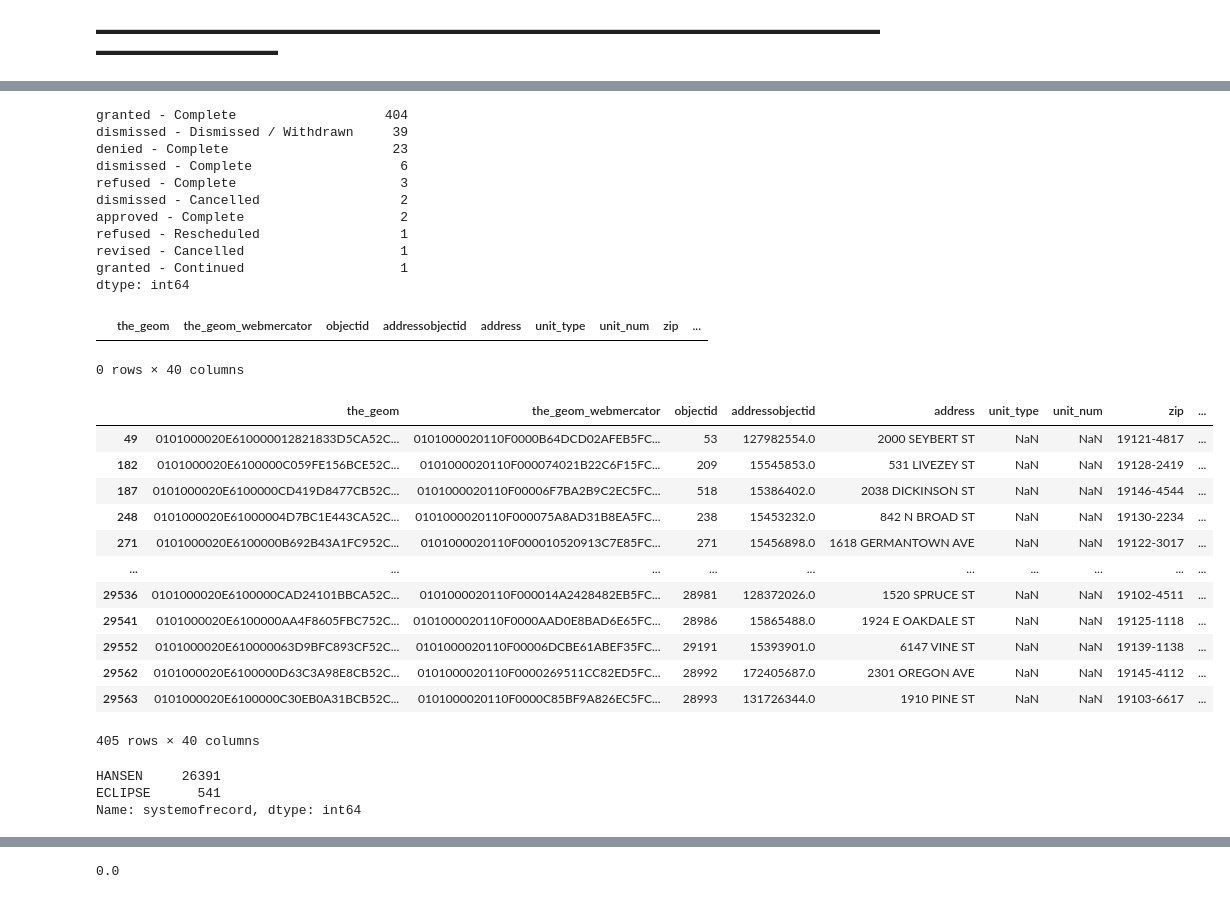
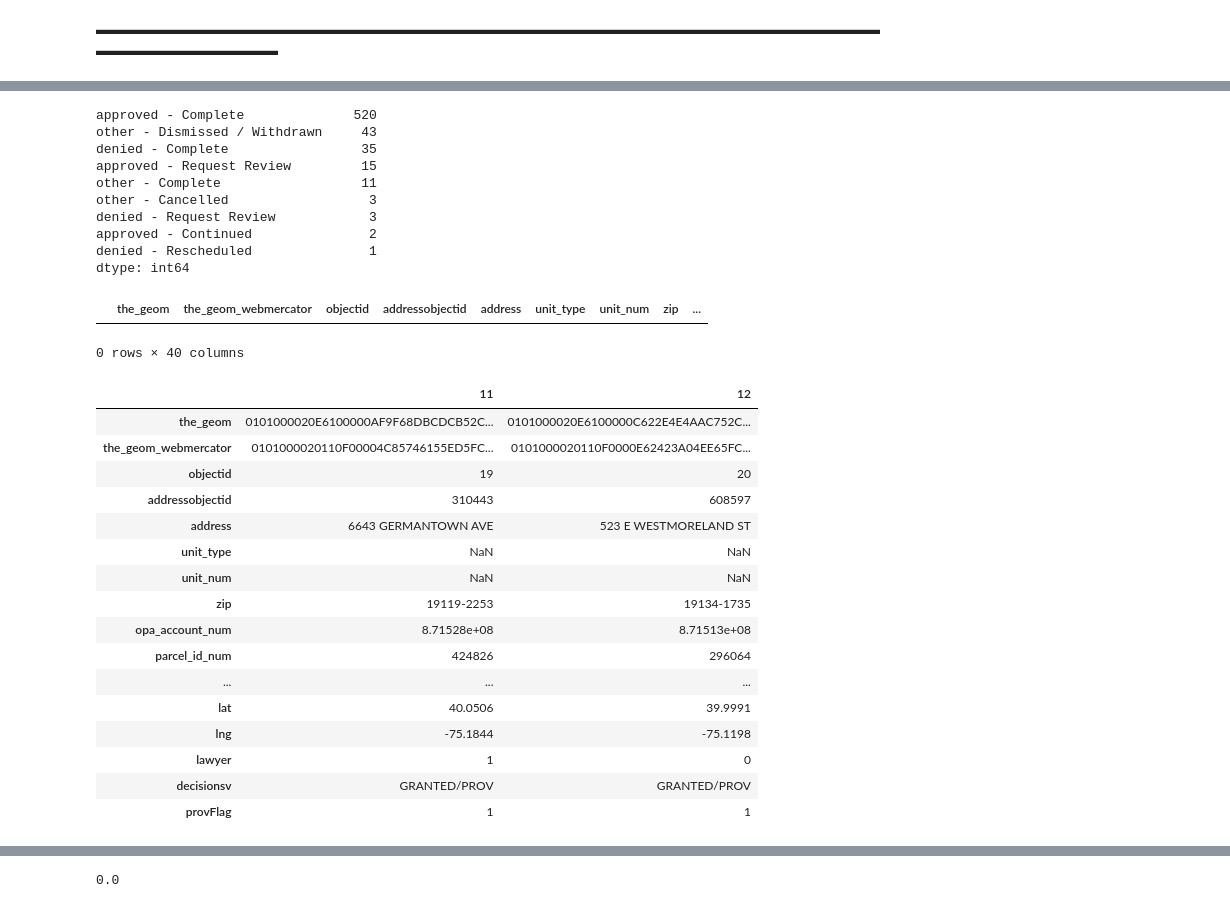
Before and after one commit to adreyzin/Philly_L_and_I_Appeals, a Jupyter notebook: City of Philadelphia Licenses and Inspections Appeals.ipynb, the cells around one changed output, grey strips where cells are left out. Drawn from its saved outputs; the diff is of its cells as text; code cells hidden in the pictures.

```diff
--- a/City of Philadelphia Licenses and Inspections Appeals.ipynb
+++ b/City of Philadelphia Licenses and Inspections Appeals.ipynb
@@ -200,2 +206,6 @@ df['decisiondate'] = pd.to_datetime(df['decisiondate'])
+# %%
+df['applicationtype'][df['applicationtype'] == 'RB_ZBA'] = 'Zoning Board of Adjustment'
+df['applicationtype'][df['applicationtype'] == 'RB_LIRB'] = 'L&I Review Board Codes'
+df['applicationtype'][df['applicationtype'] == 'RB_BBS'] = 'Board of Building Standards'
 # %%
 #Top examples of "appealgrounds"
@@ -215 +221,3 @@ Name: appealgrounds, dtype: int64
+# %%
+df = df[~(df['applicationtype'] == 'Plumbing Advisory Board')]
 # %%
@@ -229,0 +257,9 @@ Name: relatedpermit, dtype: int64
+# %%
+#Create new column showing that the Owner is represented by a lawyer
+# TODO change to regular expression, use NLP
+def lawyer(appellant):
+    if 'esq' in appellant.lower():
+        return 1
+    else:
+        return 0
+df['lawyer'] = df['primaryappellant'].apply(lawyer)
@@ -476,7 +557,7 @@ issued              1
 reschedule          1
 dtype: int64
 # %%
-df['newDecision'] = df['decision'].apply(funcNewDecision)
-df['newDecision'] = df[['newDecision','meetingresult']].apply(tuple, axis=1).apply(CompleteDecision)
-df['newDecision'].value_counts()
+df['decision'] = df['decision'].apply(funcNewDecision)
+df['decision'] = df[['decision','meetingresult']].apply(tuple, axis=1).apply(CompleteDecision)
+df['decision'].value_counts()
 # %% [output]
@@ -522,15 +604,14 @@ df[df['meetingresult'].isnull() == False]
 # %%
 (df['decision'] + " - " + df['meetingresult']).value_counts()
 # %% [output]
-granted - Complete                   404
-dismissed - Dismissed / Withdrawn     39
-denied - Complete                     23
-dismissed - Complete                   6
-refused - Complete                     3
-dismissed - Cancelled                  2
-approved - Complete                    2
-refused - Rescheduled                  1
-revised - Cancelled                    1
-granted - Continued                    1
+approved - Complete              520
+other - Dismissed / Withdrawn     43
+denied - Complete                 35
+approved - Request Review         15
+other - Complete                  11
+other - Cancelled                  3
+denied - Request Review            3
+approved - Continued               2
+denied - Rescheduled               1
 dtype: int64
 # %%
@@ -539,24 +620,22 @@ df[(df['decision']=='complete') & (df['meetingresult'].isnull() == True)]
 |  | the_geom | the_geom_webmercator | objectid | addressobjectid | address | unit_type | unit_num | zip | ... |
 0 rows × 40 columns
 # %%
-df[(df['decision']=='granted') & (df['meetingresult'].isnull() == False)]
+df[(df['decision']=='approved') & (~df['proviso'].isnull())].head(2).T
 # %% [output]
-|  | the_geom | the_geom_webmercator | objectid | addressobjectid | address | unit_type | unit_num | zip | ... |
-| 49 | 0101000020E610000012821833D5CA52C... | 0101000020110F0000B64DCD02AFEB5FC... | 53 | 127982554.0 | 2000 SEYBERT ST | NaN | NaN | 19121-4817 | ... |
-| 182 | 0101000020E6100000C059FE156BCE52C... | 0101000020110F000074021B22C6F15FC... | 209 | 15545853.0 | 531 LIVEZEY ST | NaN | NaN | 19128-2419 | ... |
-| 187 | 0101000020E6100000CD419D8477CB52C... | 0101000020110F00006F7BA2B9C2EC5FC... | 518 | 15386402.0 | 2038 DICKINSON ST | NaN | NaN | 19146-4544 | ... |
-| 248 | 0101000020E61000004D7BC1E443CA52C... | 0101000020110F000075A8AD31B8EA5FC... | 238 | 15453232.0 | 842 N BROAD ST | NaN | NaN | 19130-2234 | ... |
-| 271 | 0101000020E6100000B692B43A1FC952C... | 0101000020110F000010520913C7E85FC... | 271 | 15456898.0 | 1618 GERMANTOWN AVE | NaN | NaN | 19122-3017 | ... |
-| ... | ... | ... | ... | ... | ... | ... | ... | ... | ... |
-| 29536 | 0101000020E6100000CAD24101BBCA52C... | 0101000020110F000014A2428482EB5FC... | 28981 | 128372026.0 | 1520 SPRUCE ST | NaN | NaN | 19102-4511 | ... |
-| 29541 | 0101000020E6100000AA4F8605FBC752C... | 0101000020110F0000AAD0E8BAD6E65FC... | 28986 | 15865488.0 | 1924 E OAKDALE ST | NaN | NaN | 19125-1118 | ... |
-| 29552 | 0101000020E610000063D9BFC893CF52C... | 0101000020110F00006DCBE61ABEF35FC... | 29191 | 15393901.0 | 6147 VINE ST | NaN | NaN | 19139-1138 | ... |
-| 29562 | 0101000020E6100000D63C3A98E8CB52C... | 0101000020110F0000269511CC82ED5FC... | 28992 | 172405687.0 | 2301 OREGON AVE | NaN | NaN | 19145-4112 | ... |
-| 29563 | 0101000020E6100000C30EB0A31BCB52C... | 0101000020110F0000C85BF9A826EC5FC... | 28993 | 131726344.0 | 1910 PINE ST | NaN | NaN | 19103-6617 | ... |
+|  | 11 | 12 |
+| the_geom | 0101000020E6100000AF9F68DBCDCB52C... | 0101000020E6100000C622E4E4AAC752C... |
+| the_geom_webmercator | 0101000020110F00004C85746155ED5FC... | 0101000020110F0000E62423A04EE65FC... |
+| objectid | 19 | 20 |
+| addressobjectid | 310443 | 608597 |
+| address | 6643 GERMANTOWN AVE | 523 E WESTMORELAND ST |
+| unit_type | NaN | NaN |
+| unit_num | NaN | NaN |
+| zip | 19119-2253 | 19134-1735 |
+| opa_account_num | 8.71528e+08 | 8.71513e+08 |
+| parcel_id_num | 424826 | 296064 |
+| ... | ... | ... |
+| lat | 40.0506 | 39.9991 |
+| lng | -75.1844 | -75.1198 |
+| lawyer | 1 | 0 |
+| decisionsv | GRANTED/PROV | GRANTED/PROV |
+| provFlag | 1 | 1 |
-405 rows × 40 columns
-# %%
-df['systemofrecord'].value_counts()
-# %% [output]
-HANSEN     26391
-ECLIPSE      541
-Name: systemofrecord, dtype: int64
```
Also changed, not shown: parts of 134 cells of this notebook, 2 other files.
